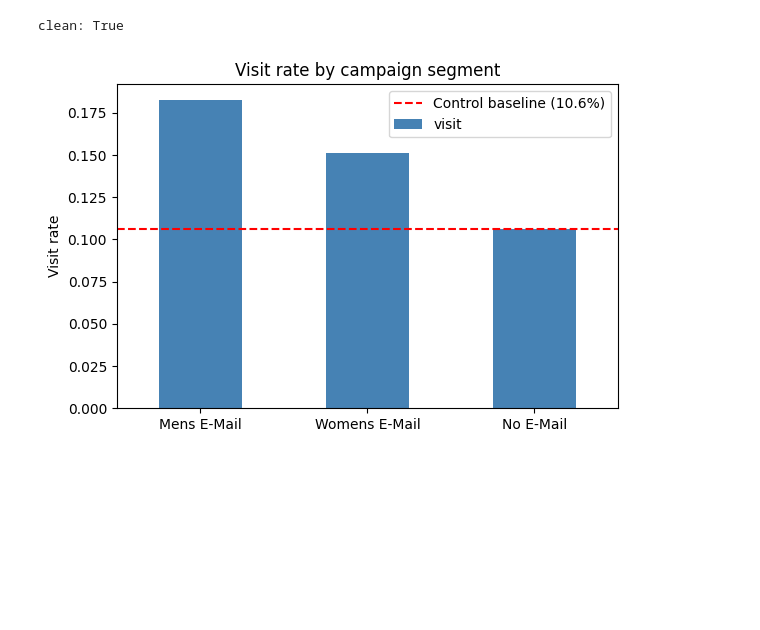
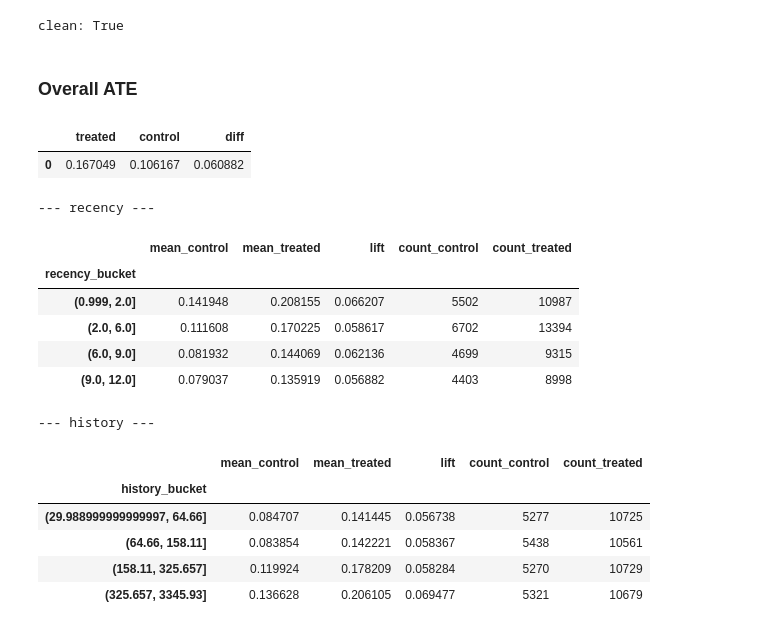
Before and after one commit to ChunLiuNY/hillstrom-uplift-model, a Jupyter notebook: uplift_modeling.ipynb, the cells around one changed output. Saved outputs shown, nothing was run; the diff lists cells and outputs as text; code cells hidden in the pictures; blank space fills up the shorter version.

```diff
--- a/uplift_modeling.ipynb
+++ b/uplift_modeling.ipynb
@@ -203,20 +203,53 @@ Name: visit, dtype: float64
 print("clean:", df['visit'].isin([0,1]).all() and df['conversion'].isin([0,1]).all())
 # %% [output]
 clean: True
-# %%
-import matplotlib.pyplot as plt
-
-control_rate = df.loc[df['treatment'] == 0, 'visit'].mean()
-
-fig, ax = plt.subplots(figsize=(6,4))
-segment_rates.plot(kind='bar', ax=ax, color='steelblue')
-ax.axhline(control_rate, color='red', linestyle='--', label=f'Control baseline ({control_rate:.1%})')
-ax.set_ylabel('Visit rate')
-ax.set_xlabel('')
-ax.set_title('Visit rate by campaign segment')
-ax.legend()
-plt.xticks(rotation=0)
-plt.tight_layout()
-plt.show()
-# %% [output]
-[figure, removed]
+# %% [markdown]
+### Overall ATE
+# %%
+treated_rate = df.loc[df['treatment'] == 1, 'visit'].mean()
+control_rate = df.loc[df['treatment'] == 0, 'visit'].mean()
+
+overall_ate = pd.DataFrame({
+    'treated': [treated_rate],
+    'control': [control_rate],
+    'diff': [treated_rate - control_rate],
+})
+
+overall_ate
+# %% [output]
+|  | treated | control | diff |
+| 0 | 0.167049 | 0.106167 | 0.060882 |
+# %%
+def lift_by_group(df, group_col, outcome='visit', treatment_col='treatment'):
+    stats = (
+        df.groupby([group_col, treatment_col])[outcome]
+        .agg(['mean', 'count'])
+        .unstack(treatment_col)
+    )
+    stats.columns = [f'{stat}_{"treated" if t == 1 else "control"}' for stat, t in stats.columns]
+    stats['lift'] = stats['mean_treated'] - stats['mean_control']
+    return stats[['mean_control', 'mean_treated', 'lift', 'count_control', 'count_treated']]
+
+continuous_vars = ['recency', 'history']
+categorical_vars = ['history_segment', 'mens', 'womens', 'zip_code', 'newbie', 'channel']
+
+for col in continuous_vars:
+    bucket_col = f'{col}_bucket'
+    df[bucket_col] = pd.qcut(df[col], q=4, duplicates='drop')
+    print(f"--- {col} ---")
+    display(lift_by_group(df, bucket_col))
+# %% [output]
+--- recency ---
+|  | mean_control | mean_treated | lift | count_control | count_treated |
+| recency_bucket |  |  |  |  |  |
+| (0.999, 2.0] | 0.141948 | 0.208155 | 0.066207 | 5502 | 10987 |
+| (2.0, 6.0] | 0.111608 | 0.170225 | 0.058617 | 6702 | 13394 |
+| (6.0, 9.0] | 0.081932 | 0.144069 | 0.062136 | 4699 | 9315 |
+| (9.0, 12.0] | 0.079037 | 0.135919 | 0.056882 | 4403 | 8998 |
+--- history ---
+|  | mean_control | mean_treated | lift | count_control | count_treated |
+| history_bucket |  |  |  |  |  |
+| (29.988999999999997, 64.66] | 0.084707 | 0.141445 | 0.056738 | 5277 | 10725 |
+| (64.66, 158.11] | 0.083854 | 0.142221 | 0.058367 | 5438 | 10561 |
+| (158.11, 325.657] | 0.119924 | 0.178209 | 0.058284 | 5270 | 10729 |
+| (325.657, 3345.93] | 0.136628 | 0.206105 | 0.069477 | 5321 | 10679 |
```
Also changed, not shown: parts of 2 cells of this notebook.
